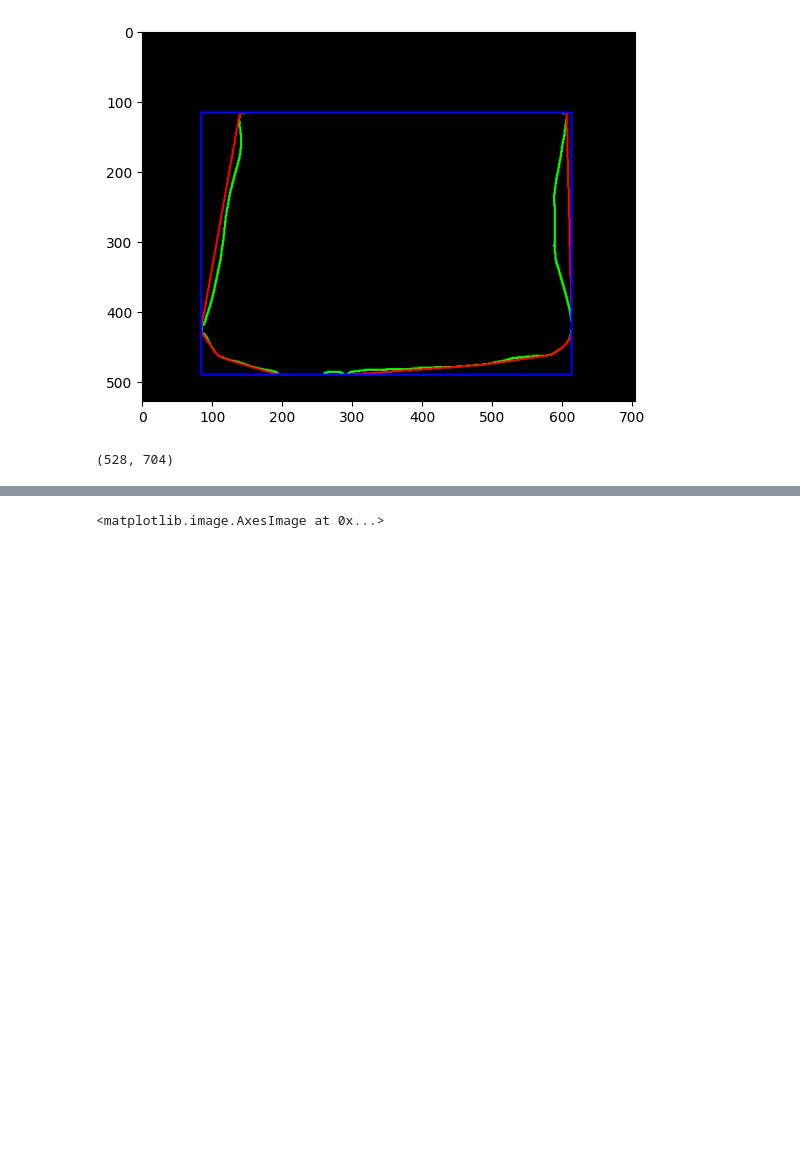
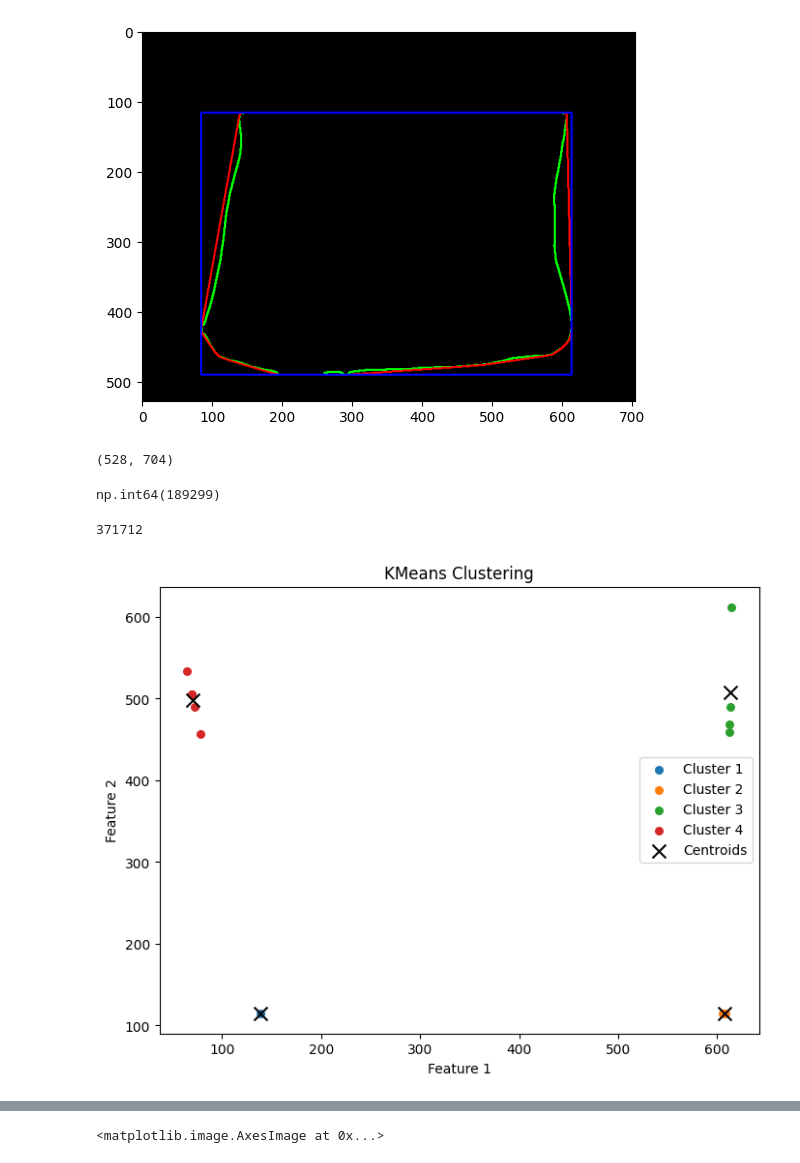
Before and after one commit to skeilbach/receipt2json, a Jupyter notebook: Yolov11CustomReceiptDetection.ipynb, the cells around one changed output, grey strips where cells are left out. Saved outputs shown, nothing was run; the diff lists cells and outputs as text; code cells hidden in the pictures; blank space fills up the shorter version.

```diff
--- a/Yolov11CustomReceiptDetection.ipynb
+++ b/Yolov11CustomReceiptDetection.ipynb
@@ -290,6 +290,14 @@ test = cv2.fillPoly(np.zeros((int(new_height), int(new_width)), dtype= np.uint8)
 print(test.shape)
 # %% [output]
 (528, 704)
+# %%
+528*704 -np.sum(test==255)
+# %% [output]
+np.int64(189299)
+# %%
+528*704
+# %% [output]
+371712
 # %%
 from __future__ import division
 
@@ -331,3 +339,36 @@ corners = cluster.MeanShift(bandwidth=bw).fit(intersections).cluster_centers_
+# %%
+from sklearn.cluster import KMeans
+
+kmeans = KMeans(n_clusters=4, init=rect).fit(corners)
+
+# Get the cluster centers and labels
+cluster_centers = kmeans.cluster_centers_
+labels = kmeans.labels_
+
+# Plot the clusters with different colors for each class
+plt.figure(figsize=(8, 6))
+
+# Plot each cluster with a different color
+for i in range(kmeans.n_clusters):
+    # Get the points assigned to cluster i
+    cluster_points = corners[labels == i]
+    plt.scatter(cluster_points[:, 0], cluster_points[:, 1], label=f'Cluster {i+1}', s=30)
+
+# Plot the cluster centers
+plt.scatter(cluster_centers[:, 0], cluster_centers[:, 1], color='black', marker='x', s=100, label='Centroids')
+
+# Add title and labels
+plt.title('KMeans Clustering')
+plt.xlabel('Feature 1')
+plt.ylabel('Feature 2')
+
+# Show legend
+plt.legend()
+
+# Show the plot
+plt.show()
+# %% [output]
+[figure, added]
 # %%
 img_black_bkg = np.zeros((int(new_height), int(new_width),3), dtype= np.uint8)
 
```
Also changed, not shown: parts of 6 cells of this notebook.
